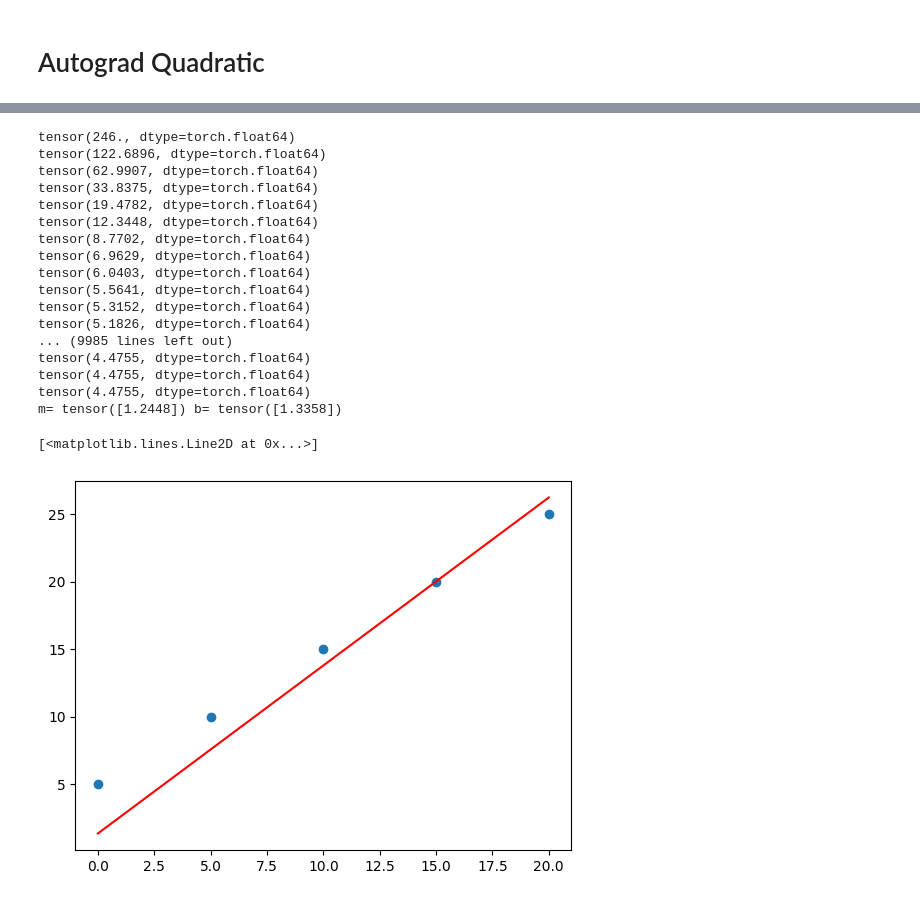
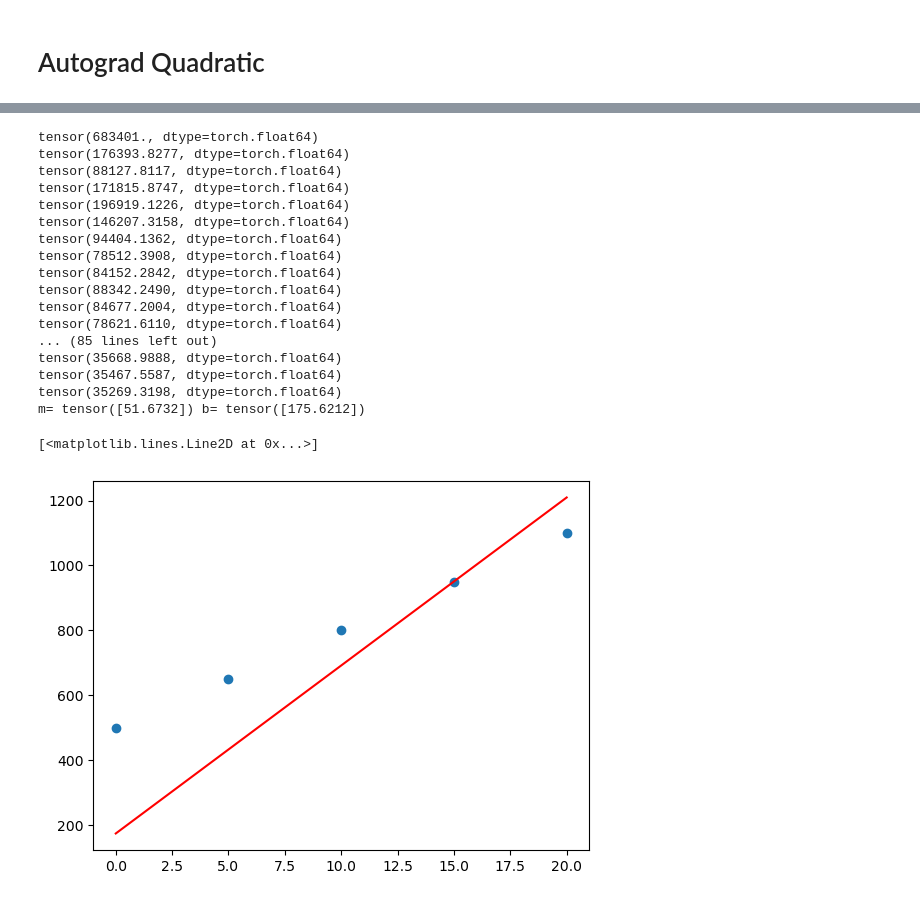
Before and after one commit to candrewlee14/zgml, a Jupyter notebook: torch.ipynb, the cells around one changed output, grey strips where cells are left out. Cells and saved outputs as stored; diff of their text form; code cells hidden in the pictures.

```diff
--- a/torch.ipynb
+++ b/torch.ipynb
@@ -30,7 +30,7 @@ poly1d([-2.66900469e-17,  1.00000000e+00,  5.00000000e+00])
 # %% [markdown]
 # Autograd Quadratic
 # %%
-class LinearModel:
+class QuadraticModel:
     def __init__(self, a=0, b=0, c=0):
         self.a = torch.Tensor([a])
         self.b = torch.Tensor([b])
@@ -39,6 +39,7 @@ class LinearModel:
         self.b.requires_grad = True
         self.c.requires_grad = True
         self.params = [self.a, self.b, self.c]
+        self.momentum = [torch.zeros_like(param) for param in self.params]
         self.out = None
         self.loss = None
 
@@ -52,13 +53,17 @@ class LinearModel:
             self.a -= lr * self.a.grad
             self.b -= lr * self.b.grad
             self.c -= lr * self.c.grad
+            for momentum, param in zip(self.momentum, self.params):
+                momentum *= 0.9
+                momentum += param.grad
+                param -= lr * momentum
             for param in self.params:
                 param.grad.zero_()
 
 n = 10
 time = torch.from_numpy(np.linspace(0, 20, n)) # x
 speed = torch.from_numpy(np.linspace(5, 25, n)) # y = 0x^2 + 1x + 5
-model = LinearModel(a=0, b=1, c=1)
+model = QuadraticModel(a=0, b=1, c=1)
 lr = 1e-5
 for i in range(1000):
     model.compute(time, speed)
@@ -93,6 +98,6 @@ a= tensor([0.0142]) b= tensor([1.0138]) c= tensor([1.0038])
 # %%
 
-class LinearModel:
+class PolyModelOptim:
     def __init__(self, a=0, b=0, c=0):
         self.a = torch.Tensor([a])
         self.b = torch.Tensor([b])
@@ -113,8 +118,11 @@ class LinearModel:
         self.loss.backward()
         optimizer.step()
 
-model = LinearModel(a=0, b=0, c=0)
+model = PolyModelOptim(a=0, b=0, c=0)
 optimizer = torch.optim.Adam(model.params, lr=1)
+n = 10
+time = torch.from_numpy(np.linspace(0, 20, n)) # x
+speed = 2*time**2 + 3*time + 300
 
 for i in range(500):
     model.compute(time, speed)
@@ -147,58 +155,64 @@ a= tensor([-0.0004]) b= tensor([1.0101]) c= tensor([4.9559])
 # %%
-class LinearModel:
+class LinearModelMomentum:
     def __init__(self, m=0, b=0):
         self.m = torch.Tensor([m])
         self.b = torch.Tensor([b])
         self.m.requires_grad = True
         self.b.requires_grad = True
         self.params = [self.m, self.b]
+        self.momentum = [torch.zeros_like(param) for param in self.params]
         self.out = None
         self.loss = None
 
     def compute(self, time, speed):
         self.out = self.m * time + self.b
         self.loss = torch.mean((self.out - speed) ** 2)
         self.loss.backward()
 
     def step(self, lr):
         with torch.no_grad():
             self.m -= lr * self.m.grad
             self.b -= lr * self.b.grad
+            for momentum, param in zip(self.momentum, self.params):
+                momentum *= 0.9
+                momentum += param.grad
+                param -= lr * momentum
             for param in self.params:
                 param.grad.zero_()
 
 n = 5
 time = torch.from_numpy(np.linspace(0, 20, n)) # x
-speed = torch.from_numpy(np.linspace(5, 25, n)) # y = 0x^2 + 1x + 5
-model = LinearModel(m=0, b=1)
+# speed = torch.from_numpy(np.linspace(10, 50, n)) # y = 0x^2 + 1x + 5
+speed = time * 30 + 500
+model = LinearModelMomentum(m=0, b=1)
 lr = 1e-3
 for i in range(100):
     model.compute(time, speed)
     print(model.loss.data)
     # print("a=", model.a.data, "b=", model.b.data, "c=", model.c.data)
     model.step(lr)
     lr *= 0.99
 
 print("m=", model.m.data, "b=", model.b.data)
 plt.plot(time.numpy(), speed.numpy(), 'o')
 plt.plot(time.numpy(), model.out.data.numpy(), 'r-')
 # %% [output]
-tensor(246., dtype=torch.float64)
-tensor(122.6896, dtype=torch.float64)
-tensor(62.9907, dtype=torch.float64)
-tensor(33.8375, dtype=torch.float64)
-tensor(19.4782, dtype=torch.float64)
-tensor(12.3448, dtype=torch.float64)
-tensor(8.7702, dtype=torch.float64)
-tensor(6.9629, dtype=torch.float64)
-tensor(6.0403, dtype=torch.float64)
-tensor(5.5641, dtype=torch.float64)
-tensor(5.3152, dtype=torch.float64)
-tensor(5.1826, dtype=torch.float64)
-... (9985 lines left out)
-tensor(4.4755, dtype=torch.float64)
-tensor(4.4755, dtype=torch.float64)
-tensor(4.4755, dtype=torch.float64)
-m= tensor([1.2448]) b= tensor([1.3358])
+tensor(683401., dtype=torch.float64)
+tensor(176393.8277, dtype=torch.float64)
+tensor(88127.8117, dtype=torch.float64)
+tensor(171815.8747, dtype=torch.float64)
+tensor(196919.1226, dtype=torch.float64)
+tensor(146207.3158, dtype=torch.float64)
+tensor(94404.1362, dtype=torch.float64)
+tensor(78512.3908, dtype=torch.float64)
+tensor(84152.2842, dtype=torch.float64)
+tensor(88342.2490, dtype=torch.float64)
+tensor(84677.2004, dtype=torch.float64)
+tensor(78621.6110, dtype=torch.float64)
+... (85 lines left out)
+tensor(35668.9888, dtype=torch.float64)
+tensor(35467.5587, dtype=torch.float64)
+tensor(35269.3198, dtype=torch.float64)
+m= tensor([51.6732]) b= tensor([175.6212])
 [<matplotlib.lines.Line2D at 0x...>]
-[figure, old version]
+[figure, new version]
```
Also changed, not shown: parts of 6 cells of this notebook, 2 other files.
